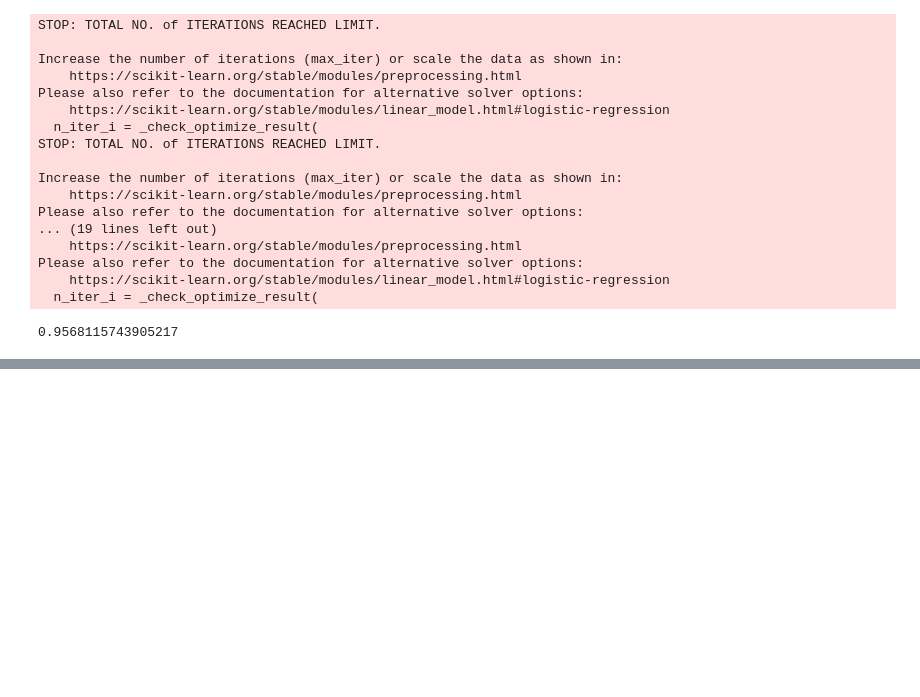
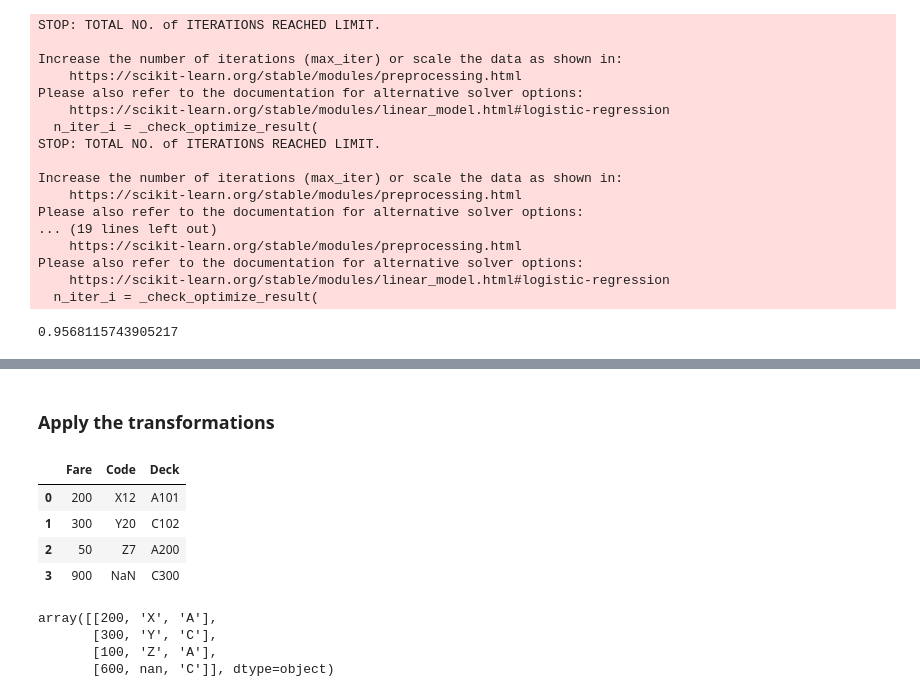
Before and after one commit to tien-le/-50-scikit-learn-tips, a Jupyter notebook: course - 50 scikit-learn tips.ipynb, the cells around one changed output, grey strips where cells are left out. Saved outputs shown, nothing was run; the diff lists cells and outputs as text; code cells hidden in the pictures; blank space fills up the shorter version.

```diff
--- a/course - 50 scikit-learn tips.ipynb
+++ b/course - 50 scikit-learn tips.ipynb
@@ -3190,0 +3274,4 @@ grid.best_score_
+# %%
+X = pd.DataFrame({'Fare':[200, 300, 50, 900],
+                  'Code':['X12', 'Y20', 'Z7', np.nan],
+                  'Deck':['A101', 'C102', 'A200', 'C300']})
@@ -3190,0 +3325,17 @@ grid.best_score_
+# %% [markdown]
+### Apply the transformations
+# %%
+X
+# %% [output]
+|  | Fare | Code | Deck |
+| 0 | 200 | X12 | A101 |
+| 1 | 300 | Y20 | C102 |
+| 2 | 50 | Z7 | A200 |
+| 3 | 900 | NaN | C300 |
+# %%
+col_transformer.fit_transform(X)
+# %% [output]
+array([[200, 'X', 'A'],
+       [300, 'Y', 'C'],
+       [100, 'Z', 'A'],
+       [600, nan, 'C']], dtype=object)
```
Also changed, not shown: parts of 154 cells of this notebook.
